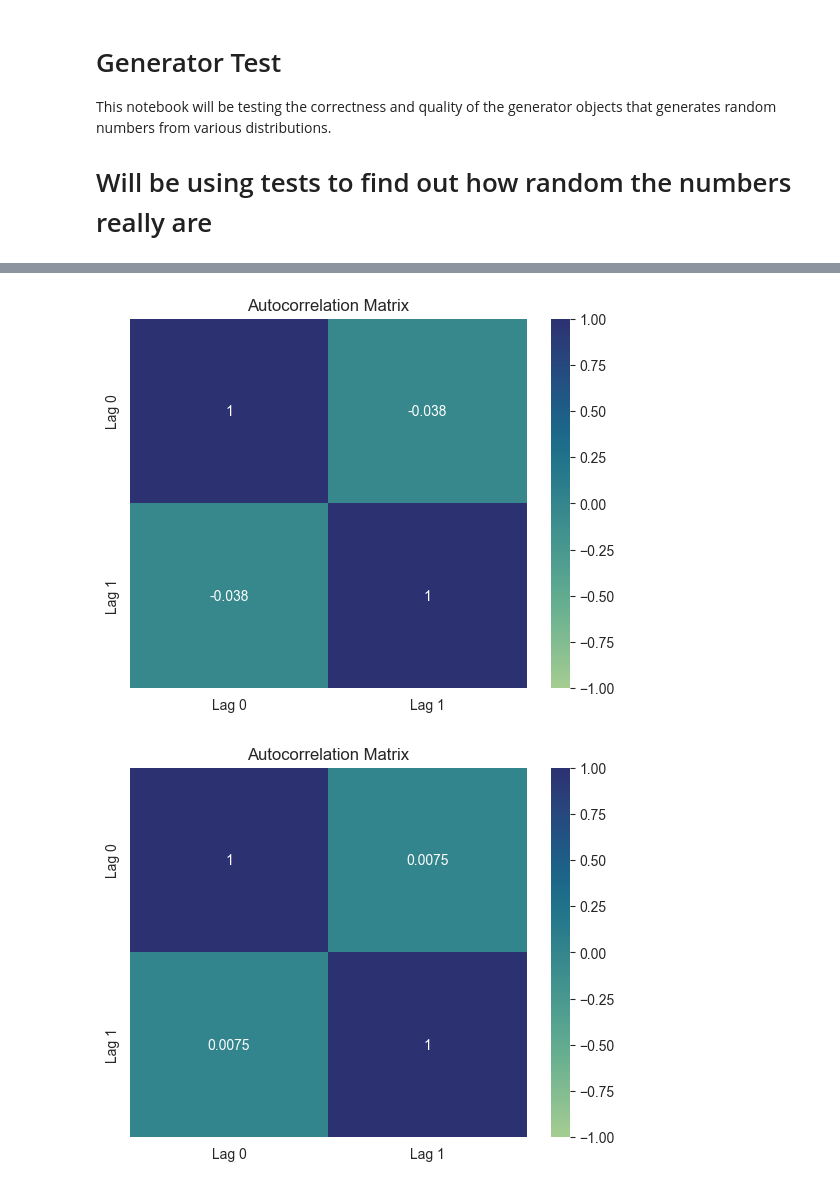
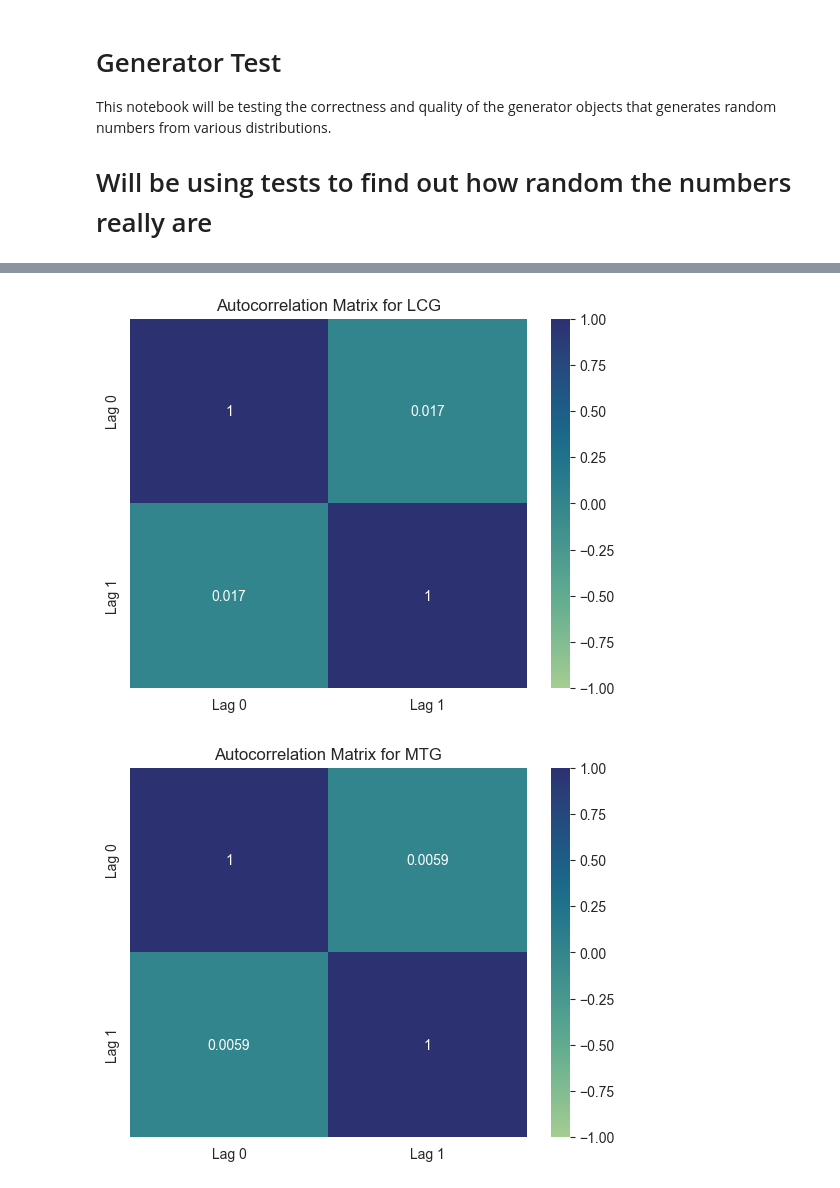
Before and after one commit to jakubjanak2004/probability-and-stats, a Jupyter notebook: generator_analysis.ipynb, the cells around one changed output, grey strips where cells are left out. Cells and saved outputs as stored; diff of their text form; code cells hidden in the pictures.

```diff
--- a/generator_analysis.ipynb
+++ b/generator_analysis.ipynb
@@ -12,15 +13,20 @@ This notebook will be testing the correctness and quality of the generator objec
 
 # Will be using tests to find out how random the numbers really are
 # %%
-lc_gen = LCGenerator(12345)
-mt_gen = MTGenerator(12345)
+lc_gen = LCGenerator(12345678)
+mt_gen = MTGenerator(12345678)
+sobol_engine = qmc.Sobol(d=1, scramble=False)
 # %%
-n2 = 1000
+n = 2 << 8
 start = 0
 end = 100
-random_doubles_mt = np.array([mt_gen.next_double_from_to(end=end) for _ in range(0, n2)])
+random_doubles_mt = np.array([mt_gen.next_double_from_to(end=end) for _ in range(0, n)])
+random_doubles_lc = np.array([lc_gen.next_double_from_to(end=end) for _ in range(0, n)])
 
-random_doubles_lc = np.array([lc_gen.next_double_from_to(end=end) for _ in range(0, n2)])
+# Generate quasi-random points in [0, 1)
+sobol_points = sobol_engine.random(n)
+# Scale to [start, end]
+random_doubles_q = sobol_points.flatten() * (end - start) + start
 # %%
 generate_graphs_for_data(random_doubles_lc)
 # %% [output]
@@ -34,22 +44,24 @@ generate_graphs_for_data(random_doubles_mt)
 # Build a 2D matrix of lagged values
 X1 = np.vstack([random_doubles_lc[:-1], random_doubles_lc[1:]])
 X2 = np.vstack([random_doubles_mt[:-1], random_doubles_mt[1:]])
+X3 = np.vstack([random_doubles_q[:-1], random_doubles_q[1:]])
 
 # Compute correlation matrix
-corr_matrix1 = np.corrcoef(X1)
-corr_matrix2 = np.corrcoef(X2)
+corr_matrix_lc = np.corrcoef(X1)
+corr_matrix_mt = np.corrcoef(X2)
+corr_matrix_q = np.corrcoef(X3)
 # %%
 # Plot as heatmap
-sns.heatmap(corr_matrix1, annot=True, cmap='crest', vmin=-1, vmax=1,
+sns.heatmap(corr_matrix_lc, annot=True, cmap='crest', vmin=-1, vmax=1,
             xticklabels=["Lag 0", "Lag 1"], yticklabels=["Lag 0", "Lag 1"])
-plt.title("Autocorrelation Matrix")
+plt.title("Autocorrelation Matrix for LCG")
 plt.show()
 # %% [output]
-[figure, old version]
+[figure, new version]
 # %%
-sns.heatmap(corr_matrix2, annot=True, cmap='crest', vmin=-1, vmax=1,
+sns.heatmap(corr_matrix_mt, annot=True, cmap='crest', vmin=-1, vmax=1,
             xticklabels=["Lag 0", "Lag 1"], yticklabels=["Lag 0", "Lag 1"])
-plt.title("Autocorrelation Matrix")
+plt.title("Autocorrelation Matrix for MTG")
 plt.show()
 # %% [output]
-[figure, old version]
+[figure, new version]
```
Also changed, not shown: parts of 5 cells of this notebook.
